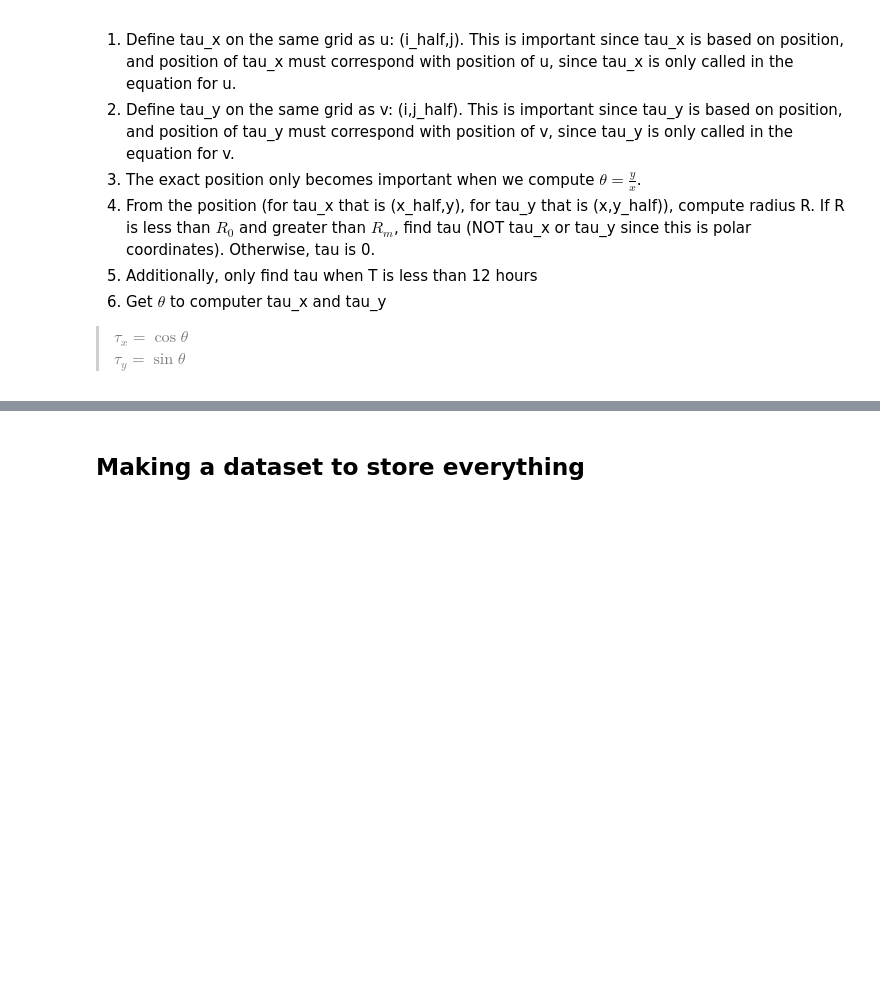
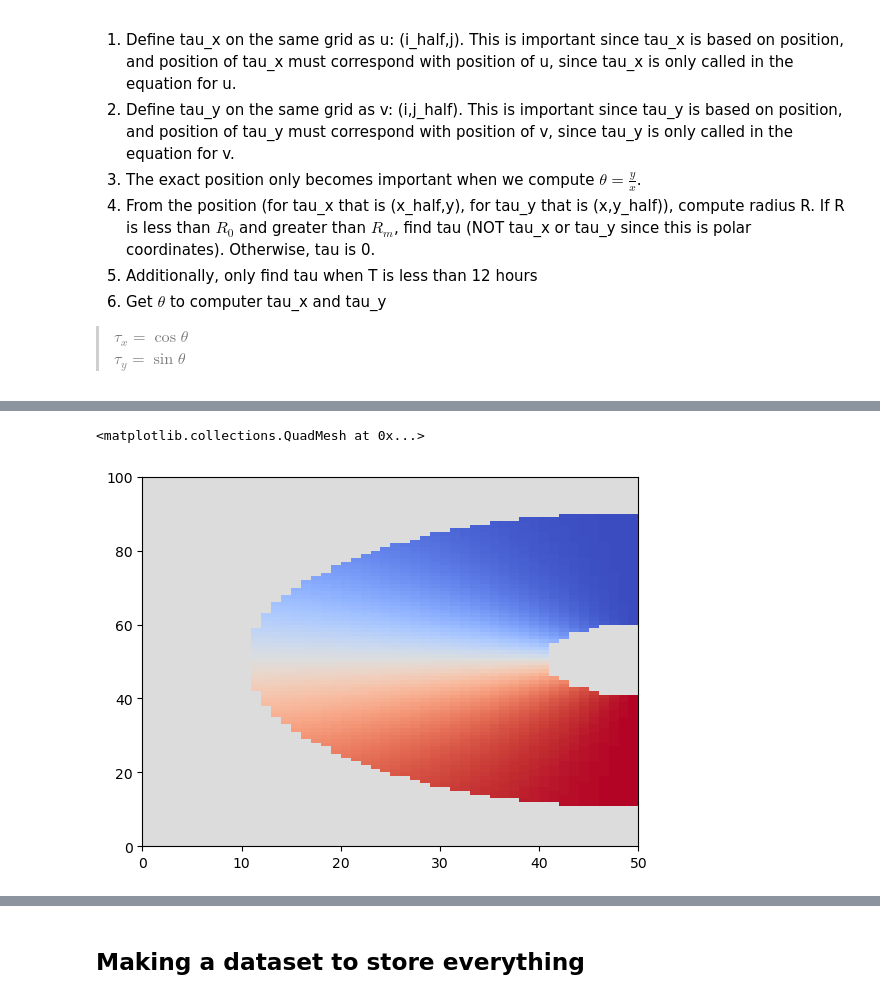
Before and after one commit to abby-baskind/OCG593, a Jupyter notebook: Practice_Project2.ipynb, the cells around one changed output, grey strips where cells are left out. Cells and saved outputs as stored; diff of their text form; code cells hidden in the pictures; blank space fills up the shorter version.

```diff
--- a/Practice_Project2.ipynb
+++ b/Practice_Project2.ipynb
@@ -35,29 +35,30 @@ import cartopy.feature as cfeature
 from matplotlib.offsetbox import AnchoredText
 import matplotlib.animation as animation
 # %%
-dt = 60 * 60 # 1 hour
-t_end = 5 * 86400 # 5 days
+dt = 60*15 # 15 minute
+t_end = 86400 * 4 # 4 days
 t = np.arange(0,t_end,dt)
 
 # i and j index to 500
-i = np.arange(0,500,1)
-i_half = np.arange(0.5,500,1)
-j = np.arange(0,500,1)
-j_half = np.arange(0.5,500,1)
+ilen = 100
+i = np.arange(0,ilen,1)
+i_half = np.arange(0.5,ilen,1)
+j = np.arange(0,ilen,1)
+j_half = np.arange(0.5,ilen,1)
 
-dx = 1000
-x = np.arange(0,len(i)*dx,dx)
-x_half = np.arange(0,len(i)*dx,dx) + round(np.diff(x).mean())/2
+dx = 5000
+x = np.arange(-(len(i)*dx)/2,(len(i)*dx)/2 + dx,dx)
+x_half = np.arange(-(len(i)*dx)/2,(len(i)*dx)/2 + dx,dx) + round(np.diff(x).mean())/2
 
-dy = 1000
-y = np.arange(0,len(j)*dy,dy)
-y_half = np.arange(0,len(j)*dy,dy) + round(np.diff(y).mean())/2
+dy = 5000
+y = np.arange(-(len(j)*dy)/2,(len(j)*dy)/2 + dy,dy)
+y_half = np.arange(-(len(j)*dy)/2,(len(j)*dy)/2 + dy,dy) + round(np.diff(y).mean())/2
 
-u = np.empty((len(i), len(j), len(t)))
-v = np.empty((len(i), len(j), len(t)))
-h = np.empty((len(i), len(j), len(t)))
+u = np.zeros((len(i), len(j), len(t)))
+v = np.zeros((len(i), len(j), len(t)))
+h = np.zeros((len(i), len(j), len(t)))
 
-tau_x = np.empty((len(i), len(j), len(t)))
-tau_y = np.empty((len(i), len(j), len(t)))
+tau_x = np.zeros((len(i), len(j), len(t)))
+tau_y = np.zeros((len(i), len(j), len(t)))
 # tau_x_half = np.empty((len(i), len(j), len(t)))
 # tau_y_half = np.empty((len(i), len(j), len(t)))
@@ -163,0 +259,7 @@ for I,value in enumerate(tau_y):
+# %%
+plt.pcolormesh(tau_x[:,0:50,0], vmin = -2, vmax = 2, cmap = 'coolwarm')
+
+# plt.scatter(tau_x[:,:,13],tau_y[:,:,13])
+# %% [output]
+<matplotlib.collections.QuadMesh at 0x...>
+[figure, added]
```
Also changed, not shown: parts of 22 cells of this notebook, 6 other files.
